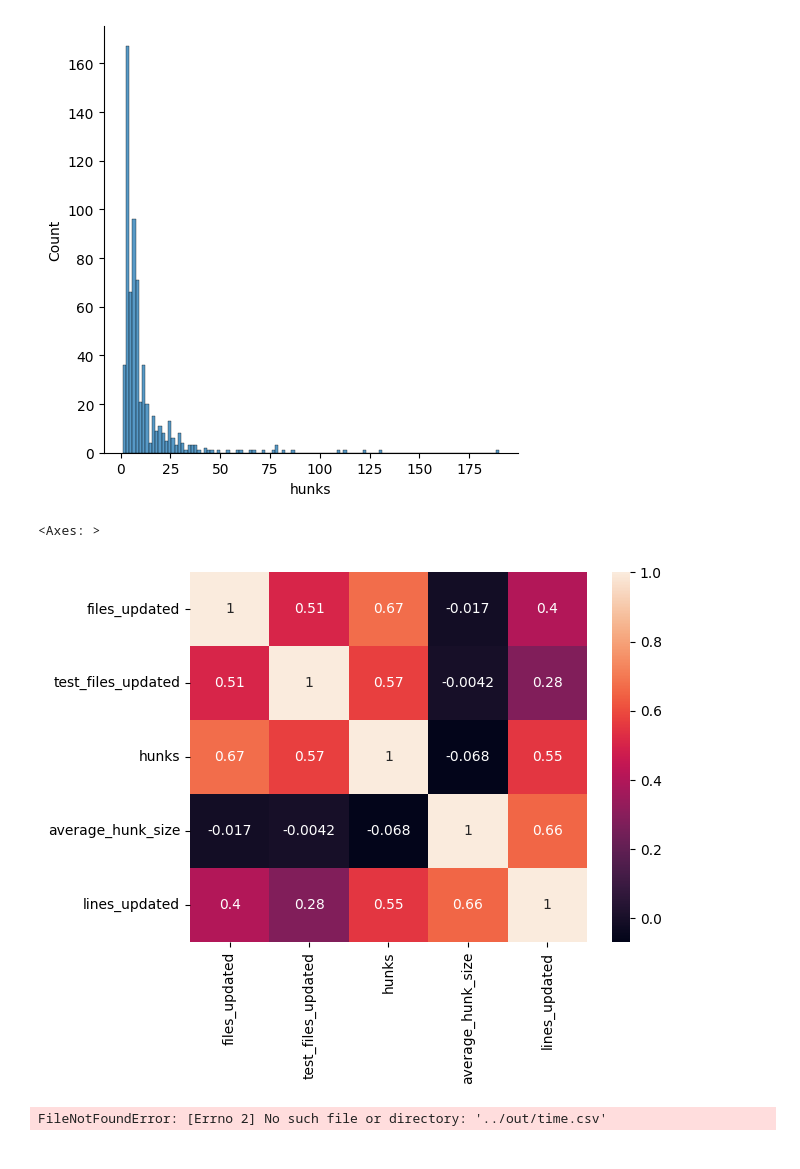
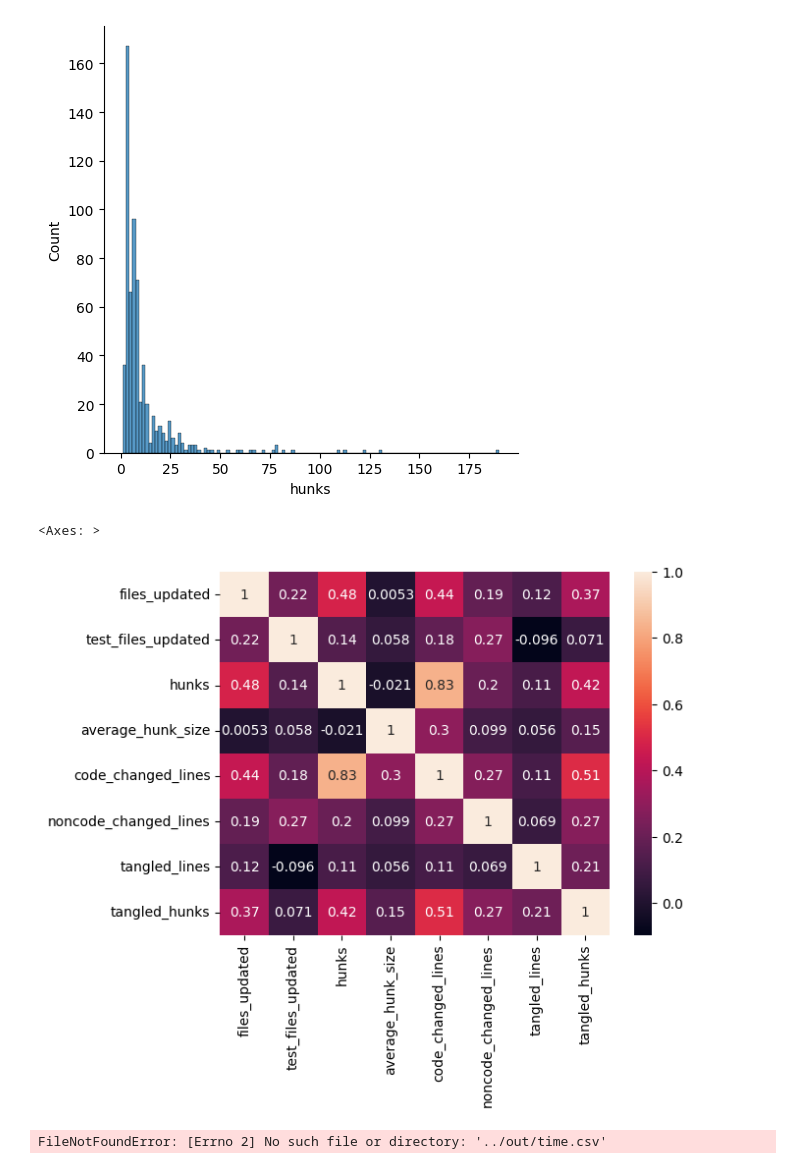
Before and after one commit to Thomsch/untangling-tools-benchmark, a Jupyter notebook: analysis/analysis.ipynb, the cells around one changed output. Drawn from its saved outputs; the diff is of its cells as text; code cells hidden in the pictures.

```diff
--- a/analysis/analysis.ipynb
+++ b/analysis/analysis.ipynb
@@ -6,5 +6,5 @@ import seaborn as sns
 # Bug Fix Benchmark Analysis
 # %%
 # Replace with the location of your result files.
-DECOMPOSITION_PERFORMANCE_PATH='decomposition_scores.csv'
-METRICS_PATH='metrics.csv'
+DECOMPOSITION_PERFORMANCE_PATH='data/decomposition_scores.csv'
+METRICS_PATH='data/metrics.csv'
@@ -11,6 +13,6 @@ METRICS_PATH='metrics.csv'
 # %% [markdown]
 ## Performance
 # %%
-df_performance = pd.read_csv(DECOMPOSITION_PERFORMANCE_PATH, names=['project', 'bug_id', 'smartcommit_rand_index','flexeme_rand_index','file_rand_index.csv'])
+df_performance = pd.read_csv(DECOMPOSITION_PERFORMANCE_PATH, names=['project', 'bug_id', 'smartcommit_rand_index','flexeme_rand_index','file_rand_index'])
 df_performance.head()
 # %% [output]
@@ -176,6 +178,6 @@ Flexeme after: 0.5186629151937683
 # %% [markdown]
 ## Metrics
 # %%
-df_metrics = pd.read_csv(METRICS_PATH, names=['project', 'bug_id', 'files_updated', 'test_files_updated', 'hunks', 'average_hunk_size', 'lines_updated'])
+df_metrics = pd.read_csv(METRICS_PATH, names=["project","bug_id","files_updated","test_files_updated","hunks","average_hunk_size","code_changed_lines","noncode_changed_lines","tangled_lines","tangled_hunks"])
 df_metrics.head()
 # %% [output]
@@ -245,12 +264,12 @@ sns.displot(df, x="hunks")
 <seaborn.axisgrid.FacetGrid at 0x...>
 [figure]
 # %%
-features = list(['files_updated', 'test_files_updated', 'hunks', 'average_hunk_size', 'lines_updated'])
+features = list(['files_updated', 'test_files_updated', 'hunks', 'average_hunk_size', 'code_changed_lines', "noncode_changed_lines","tangled_lines","tangled_hunks"])
 correlation_matrix = df[features].corr(method='pearson')
 sns.heatmap(correlation_matrix, annot=True)
 # %% [output]
 <Axes: >
-[figure, old version]
+[figure, new version]
 # %%
 df_time = pd.read_csv("../out/time.csv", names=['project', 'bug_id', 'tool', 'time'])
 df_time.head()
```
Also changed, not shown: parts of 17 cells of this notebook.
